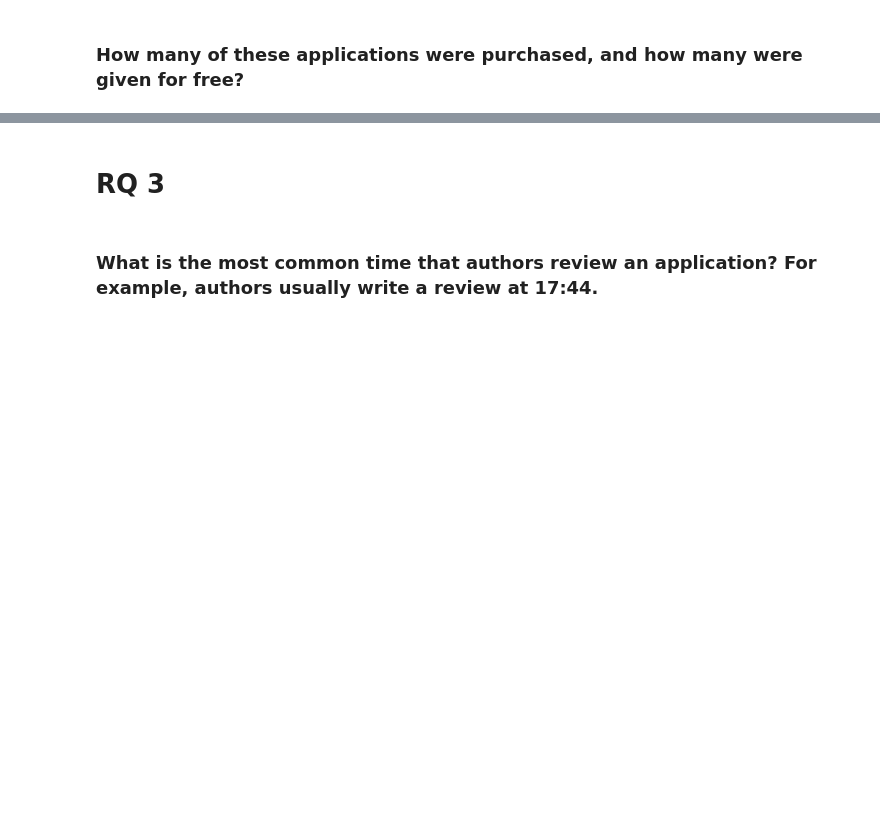
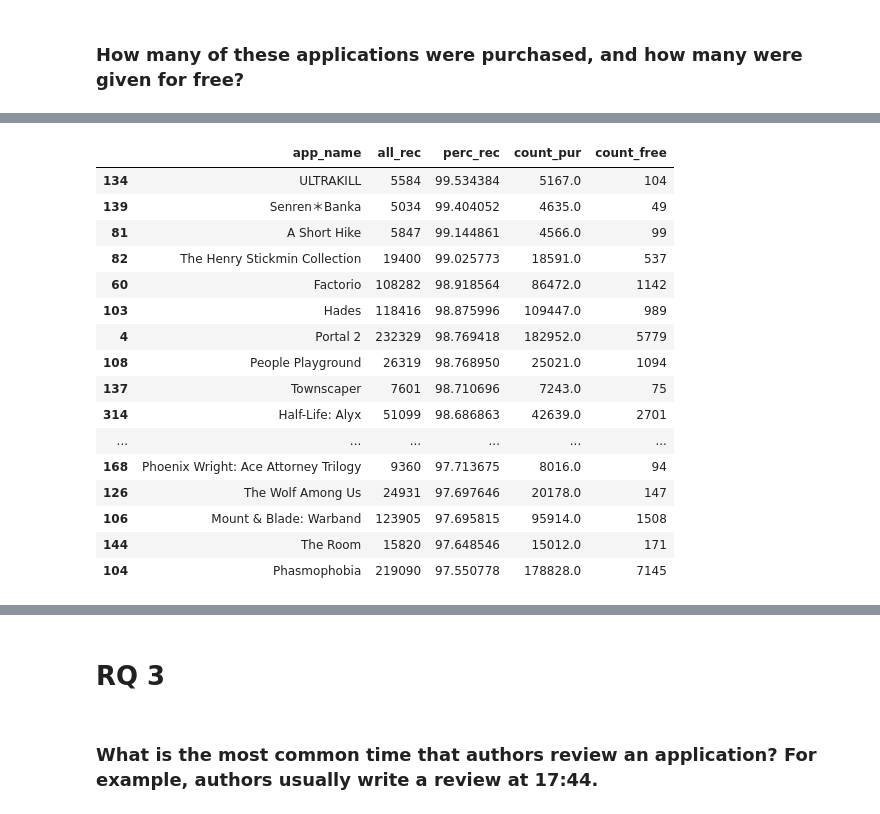
Before and after one commit to michele1783/ADM-HW2, a Jupyter notebook: Homework_2.ipynb, the cells around one changed output, grey strips where cells are left out. Cells and saved outputs as stored; diff of their text form; code cells hidden in the pictures; blank space fills up the shorter version.

```diff
--- a/Homework_2.ipynb
+++ b/Homework_2.ipynb
@@ -286,4 +465,26 @@ final2.head(20)
 dfs = [final, final1, final2]
 final_df = reduce(lambda  left,right: pd.merge(left,right,on=['app_name'],
                                             how='outer'), dfs)
+# %%
+# taking the first 40 apps that are most recommended and displaying how many times were
+# purchased and how many times were received for free
+final_df.sort_values(by='perc_rec', ascending=False).head(40)
+# %% [output]
+|  | app_name | all_rec | perc_rec | count_pur | count_free |
+| 134 | ULTRAKILL | 5584 | 99.534384 | 5167.0 | 104 |
+| 139 | Senren＊Banka | 5034 | 99.404052 | 4635.0 | 49 |
+| 81 | A Short Hike | 5847 | 99.144861 | 4566.0 | 99 |
+| 82 | The Henry Stickmin Collection | 19400 | 99.025773 | 18591.0 | 537 |
+| 60 | Factorio | 108282 | 98.918564 | 86472.0 | 1142 |
+| 103 | Hades | 118416 | 98.875996 | 109447.0 | 989 |
+| 4 | Portal 2 | 232329 | 98.769418 | 182952.0 | 5779 |
+| 108 | People Playground | 26319 | 98.768950 | 25021.0 | 1094 |
+| 137 | Townscaper | 7601 | 98.710696 | 7243.0 | 75 |
+| 314 | Half-Life: Alyx | 51099 | 98.686863 | 42639.0 | 2701 |
+| ... | ... | ... | ... | ... | ... |
+| 168 | Phoenix Wright: Ace Attorney Trilogy | 9360 | 97.713675 | 8016.0 | 94 |
+| 126 | The Wolf Among Us | 24931 | 97.697646 | 20178.0 | 147 |
+| 106 | Mount & Blade: Warband | 123905 | 97.695815 | 95914.0 | 1508 |
+| 144 | The Room | 15820 | 97.648546 | 15012.0 | 171 |
+| 104 | Phasmophobia | 219090 | 97.550778 | 178828.0 | 7145 |
 # %%
```
Also changed, not shown: parts of 72 cells of this notebook.
